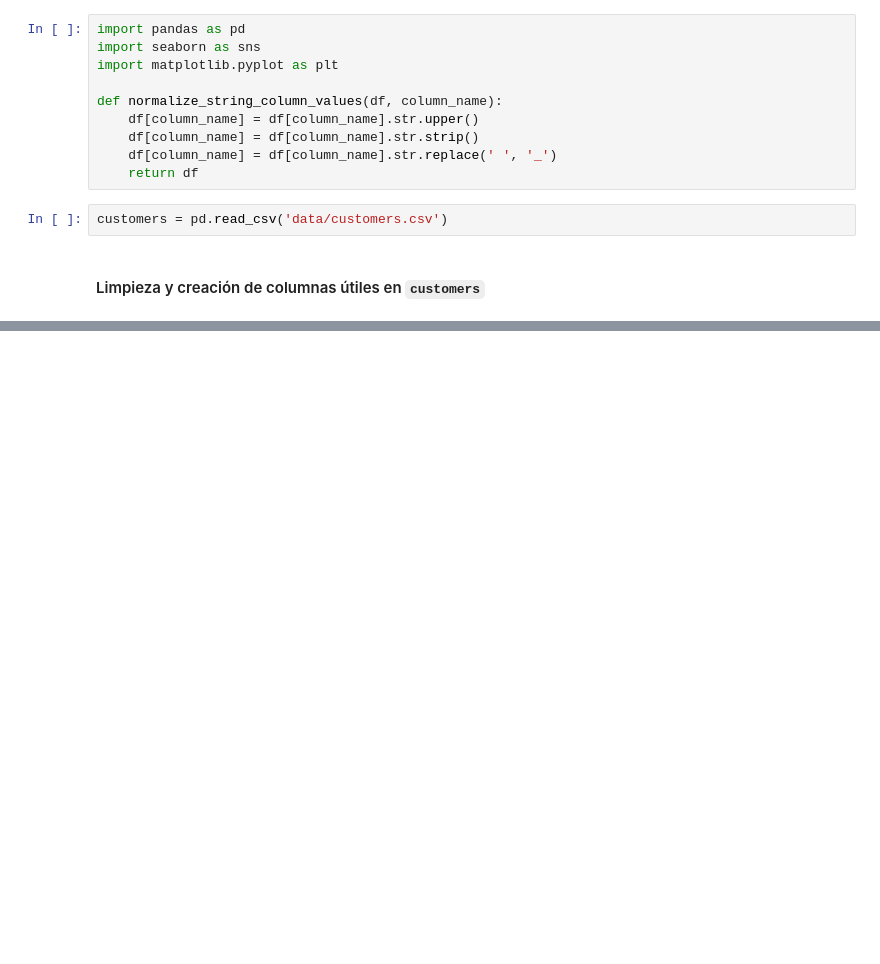
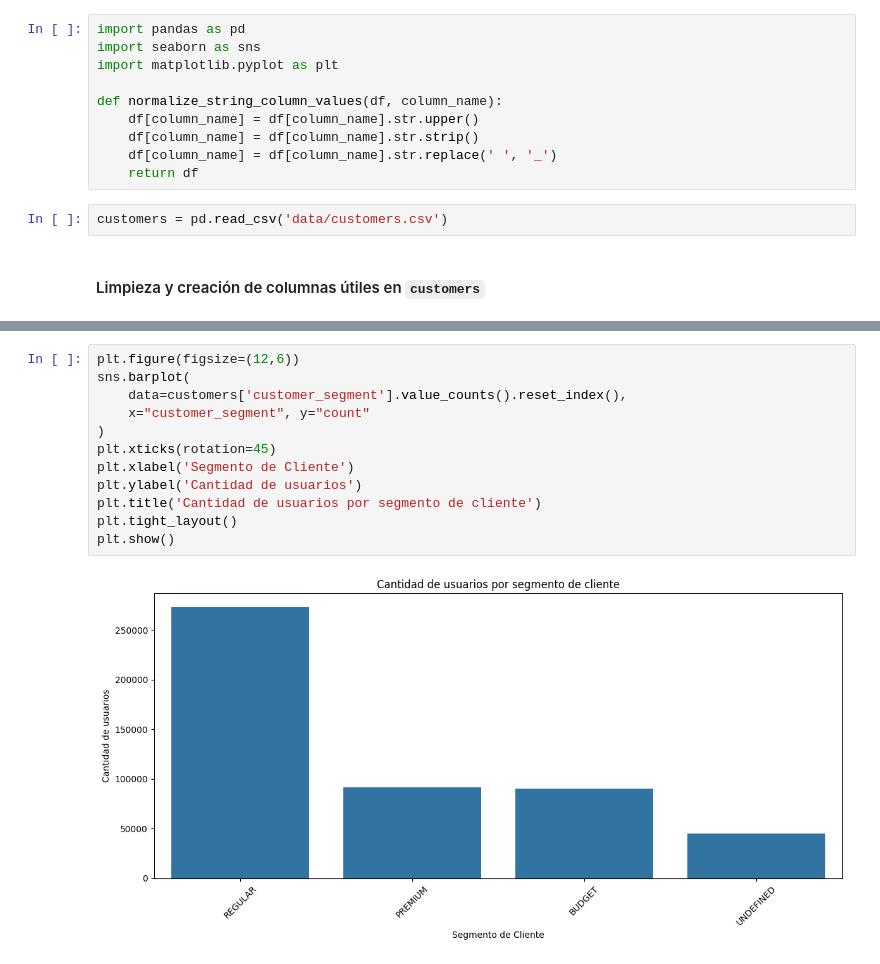
Before and after one commit to patricioibar/datos-tp1, a Jupyter notebook: customers.ipynb, the cells around one changed output, grey strips where cells are left out. Drawn from its saved outputs; the diff is of its cells as text; blank space fills up the shorter version.

```diff
--- a/customers.ipynb
+++ b/customers.ipynb
@@ -41,0 +121,14 @@ customers = normalize_string_column_values(customers, "email")
+# %%
+plt.figure(figsize=(12,6))
+sns.barplot(
+    data=customers['customer_segment'].value_counts().reset_index(),
+    x="customer_segment", y="count"
+)
+plt.xticks(rotation=45)
+plt.xlabel('Segmento de Cliente')
+plt.ylabel('Cantidad de usuarios')
+plt.title('Cantidad de usuarios por segmento de cliente')
+plt.tight_layout()
+plt.show()
+# %% [output]
+[figure, added]
```
Also changed, not shown: parts of 14 cells of this notebook, 1 other file.
